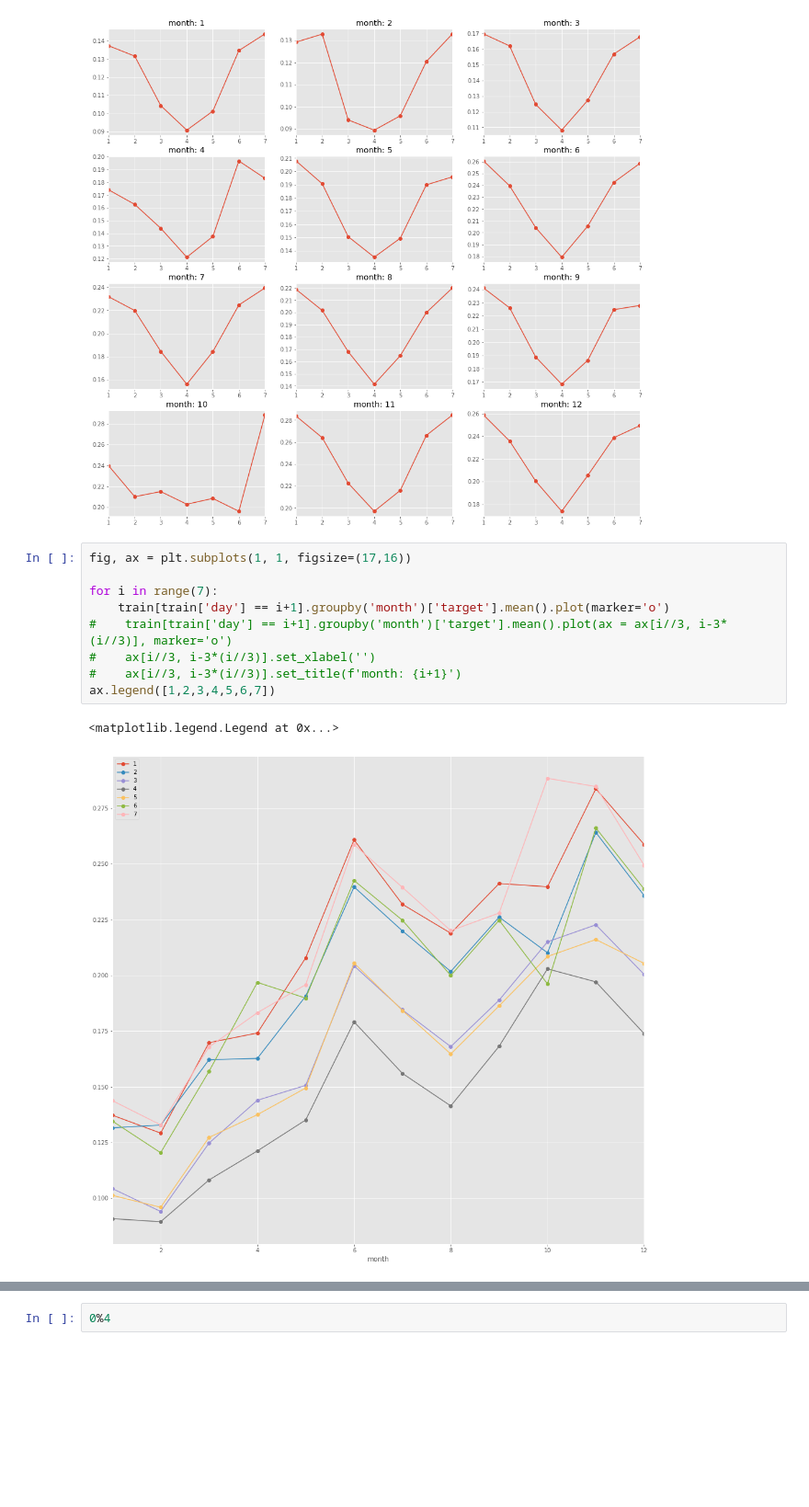
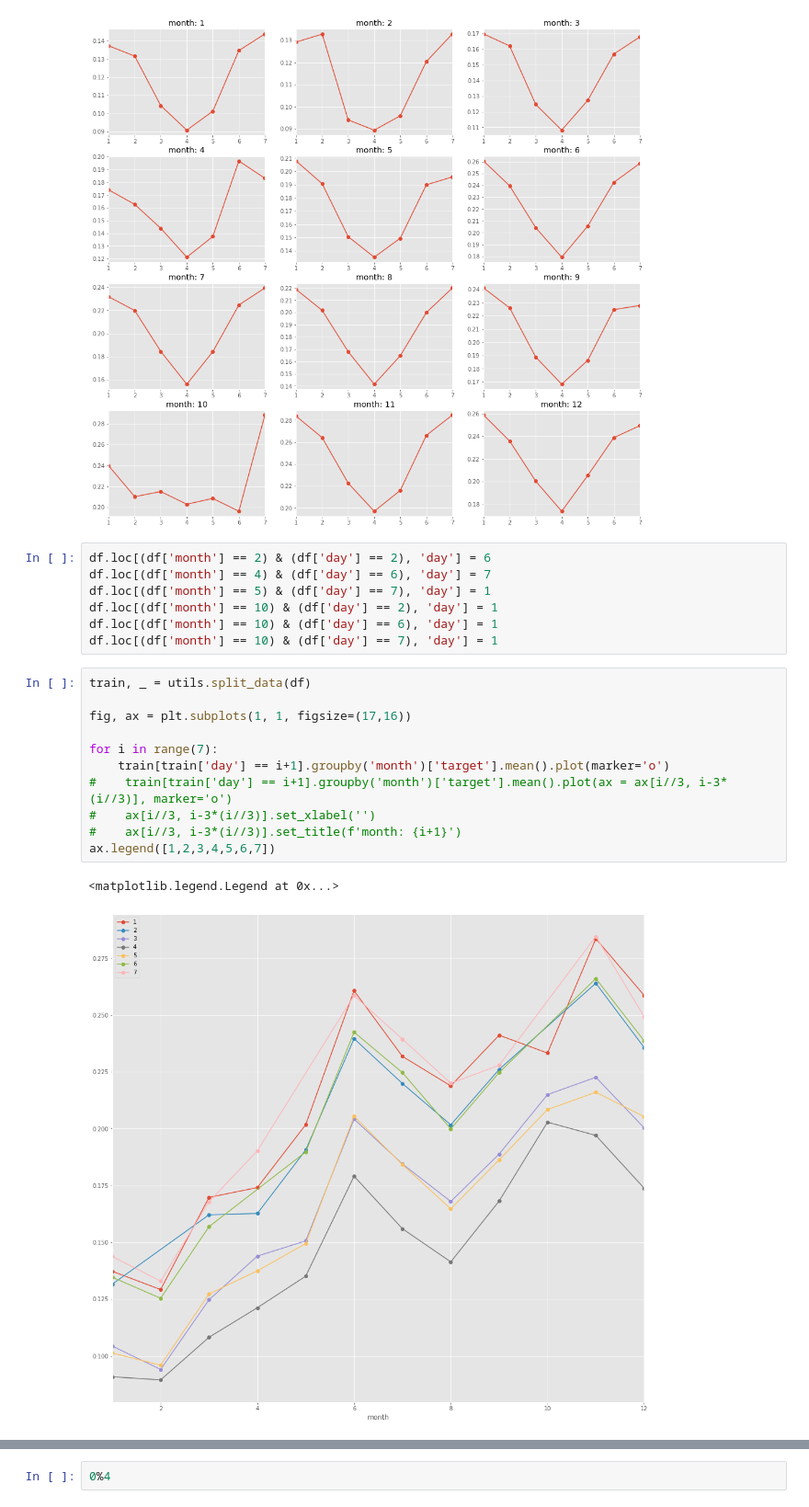
Before and after one commit to viktorsapozhok/cafeen, a Jupyter notebook: notebooks/1_simple_eda.ipynb, the cells around one changed output, grey strips where cells are left out. Shown at 92% size. Drawn from its saved outputs; the diff is of its cells as text; blank space fills up the shorter version.

```diff
--- a/notebooks/1_simple_eda.ipynb
+++ b/notebooks/1_simple_eda.ipynb
@@ -112,15 +112,24 @@ for i in range(12):
     ax[i//3, i-3*(i//3)].set_title(f'month: {i+1}')
 # %% [output]
 [figure]
+# %%
+df.loc[(df['month'] == 2) & (df['day'] == 2), 'day'] = 6
+df.loc[(df['month'] == 4) & (df['day'] == 6), 'day'] = 7
+df.loc[(df['month'] == 5) & (df['day'] == 7), 'day'] = 1
+df.loc[(df['month'] == 10) & (df['day'] == 2), 'day'] = 1
+df.loc[(df['month'] == 10) & (df['day'] == 6), 'day'] = 1
+df.loc[(df['month'] == 10) & (df['day'] == 7), 'day'] = 1
 # %%
+train, _ = utils.split_data(df)
+
 fig, ax = plt.subplots(1, 1, figsize=(17,16))
 
 for i in range(7):
     train[train['day'] == i+1].groupby('month')['target'].mean().plot(marker='o')
 #    train[train['day'] == i+1].groupby('month')['target'].mean().plot(ax = ax[i//3, i-3*(i//3)], marker='o')
 #    ax[i//3, i-3*(i//3)].set_xlabel('')
 #    ax[i//3, i-3*(i//3)].set_title(f'month: {i+1}')
 ax.legend([1,2,3,4,5,6,7])
 # %% [output]
 <matplotlib.legend.Legend at 0x...>
-[figure, old version]
+[figure, new version]
```
Also changed, not shown: parts of 5 cells of this notebook, 3 other files.
